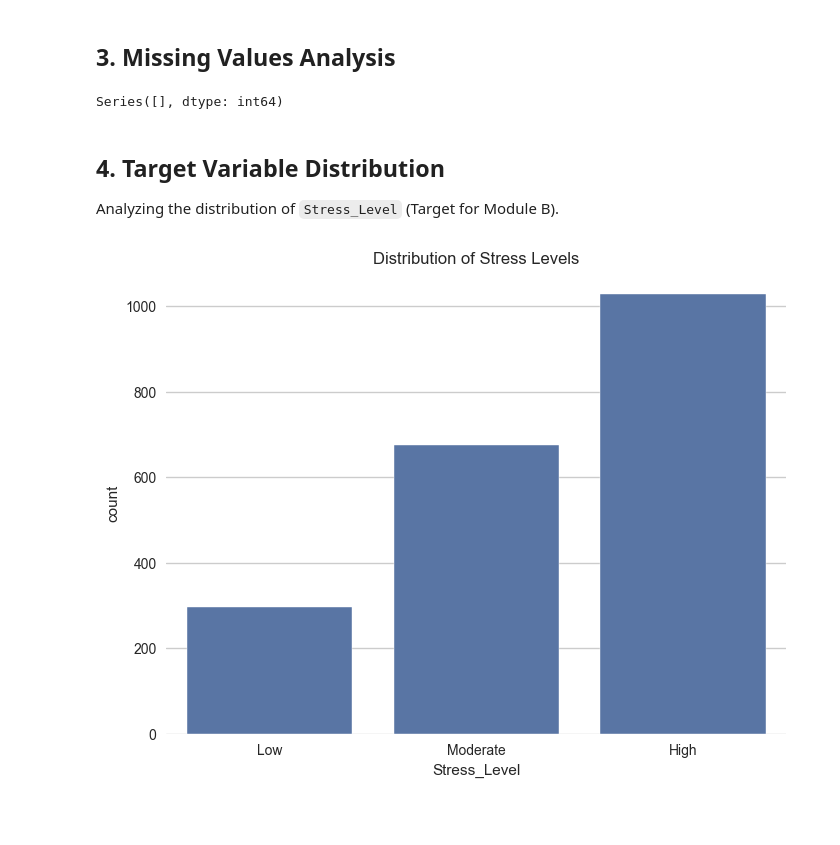
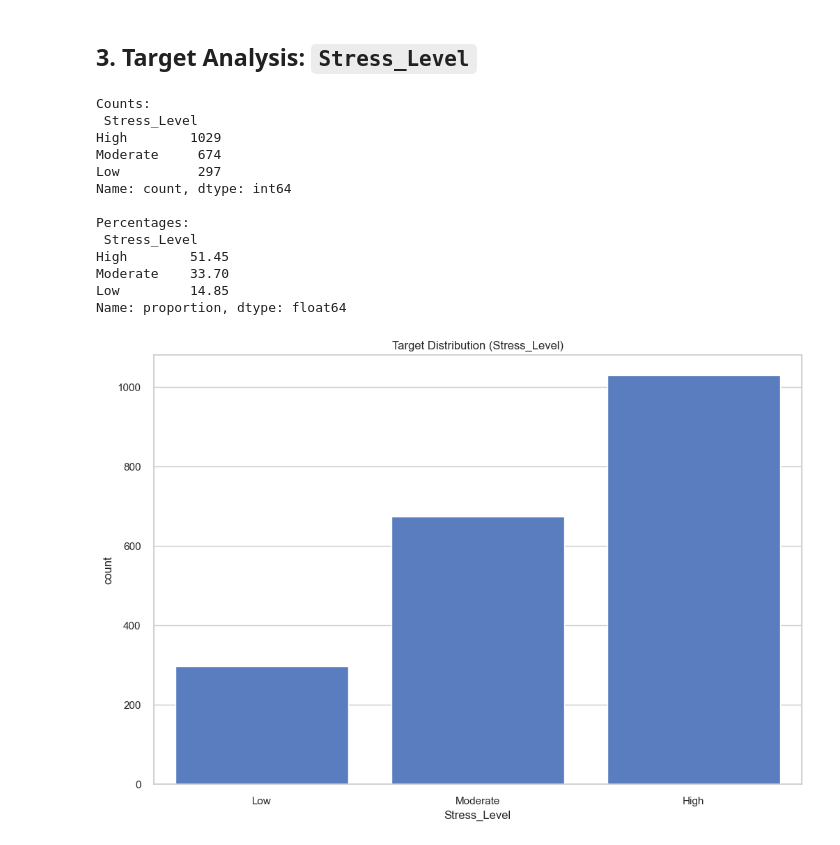
Before and after one commit to InspireEmber/AI_Risk_Detection-System, a Jupyter notebook: notebooks/01_student_eda.ipynb, the cells around one changed output. Drawn from its saved outputs; the diff is of its cells as text; code cells hidden in the pictures; blank space fills up the shorter version.

```diff
--- a/notebooks/01_student_eda.ipynb
+++ b/notebooks/01_student_eda.ipynb
@@ -10,15 +0,0 @@ We load the `raw.csv` dataset containing student lifestyle and academic performa
-# %%
-import pandas as pd
-import seaborn as sns
-import matplotlib.pyplot as plt
-
-# specific styling
-sns.set_style('whitegrid')
-
-# Load data
-DATA_PATH = '../data/raw.csv'
-try:
-    df = pd.read_csv(DATA_PATH)
-    print("Dataset loaded successfully.")
-except FileNotFoundError:
-    print(f"Error: File not found at {DATA_PATH}")
@@ -29,0 +12,13 @@ Checking the structure, columns, and data types.
+# %%
+import pandas as pd
+import numpy as np
+import seaborn as sns
+import matplotlib.pyplot as plt
+import os
+
+# Set styling
+sns.set_theme(style="whitegrid", palette="muted")
+plt.rcParams['figure.figsize'] = (12, 8)
+
+# Ensure output directory exists
+os.makedirs('../outputs/eda', exist_ok=True)
@@ -71,17 +68,28 @@ df.describe()
 # %% [markdown]
-## 3. Missing Values Analysis
+## 3. Target Analysis: `Stress_Level`
-# %%
-missing_values = df.isnull().sum()
-missing_values[missing_values > 0]
-# %% [output]
-Series([], dtype: int64)
-# %% [markdown]
-## 4. Target Variable Distribution
-Analyzing the distribution of `Stress_Level` (Target for Module B).
-# %%
-plt.figure(figsize=(8, 6))
-sns.countplot(x='Stress_Level', data=df, order=['Low', 'Moderate', 'High'])
-plt.title('Distribution of Stress Levels')
-plt.show()
-# %% [output]
-[figure, removed]
+# %%
+stress_order = ['Low', 'Moderate', 'High']
+target_counts = df['Stress_Level'].value_counts()
+target_perc = df['Stress_Level'].value_counts(normalize=True) * 100
+
+print("Counts:\n", target_counts)
+print("\nPercentages:\n", target_perc)
+
+sns.countplot(x='Stress_Level', data=df, order=stress_order)
+plt.title('Target Distribution (Stress_Level)')
+plt.show()
+# %% [output]
+Counts:
+ Stress_Level
+High        1029
+Moderate     674
+Low          297
+Name: count, dtype: int64
+
+Percentages:
+ Stress_Level
+High        51.45
+Moderate    33.70
+Low         14.85
+Name: proportion, dtype: float64
+[figure, added]
```
Also changed, not shown: parts of 19 cells of this notebook, 13 other files.
